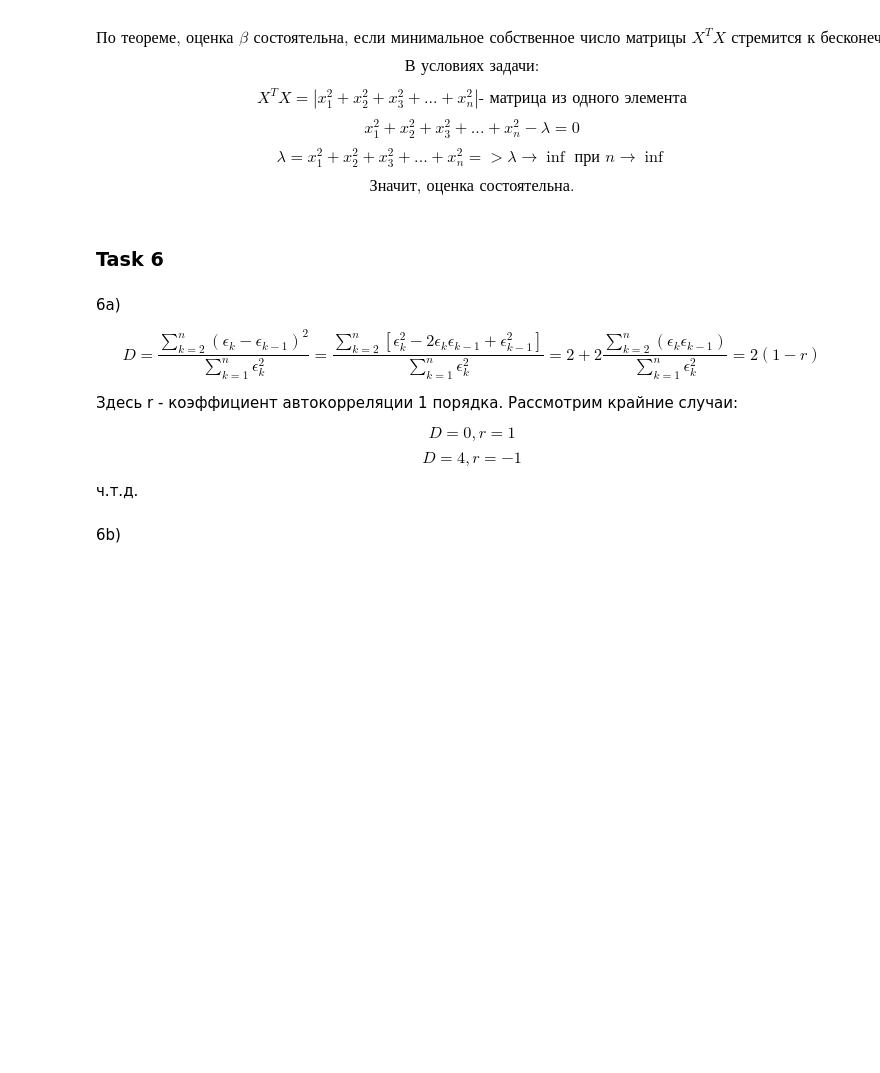
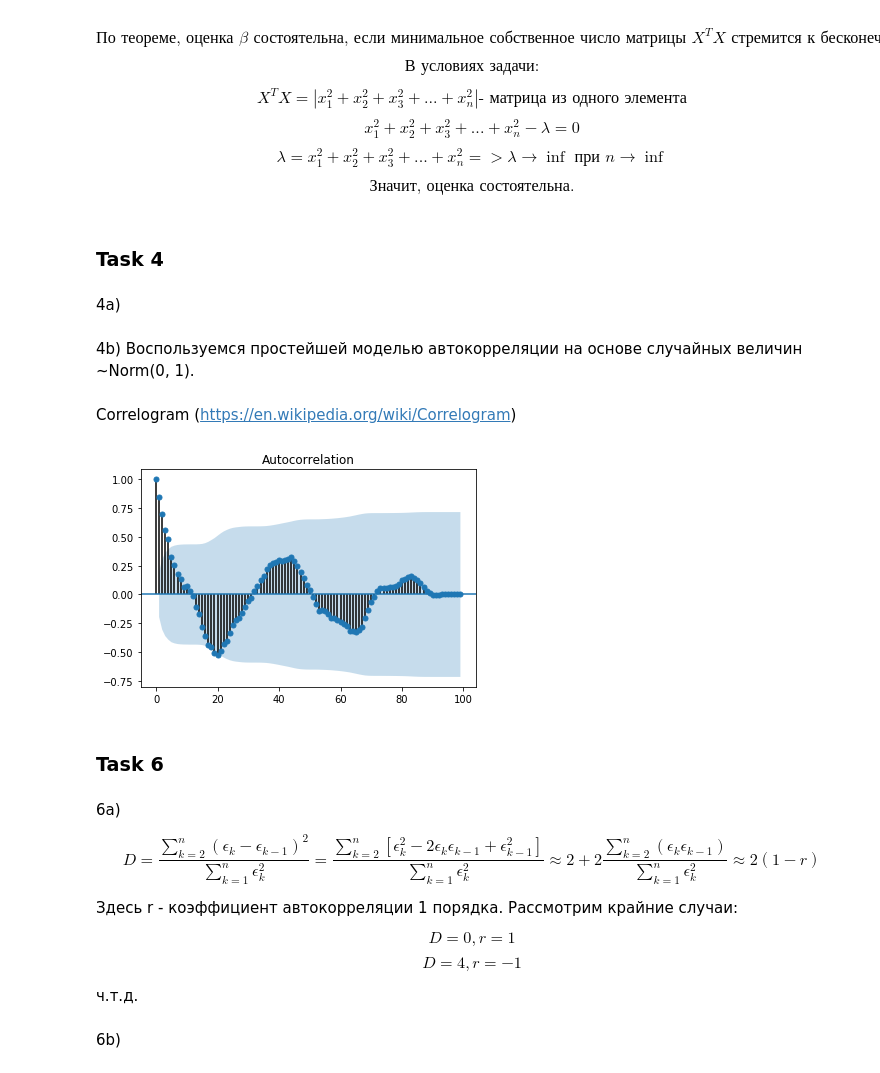
Before and after one commit to nediola/bioinst, a Jupyter notebook: 2_sem/statistics/hw6/HW_6.ipynb, the cells around one changed output. Saved outputs shown, nothing was run; the diff lists cells and outputs as text; code cells hidden in the pictures; blank space fills up the shorter version.

Commit message:
Added Statistics, HW6, task4

```diff
--- a/2_sem/statistics/hw6/HW_6.ipynb
+++ b/2_sem/statistics/hw6/HW_6.ipynb
@@ -29,12 +31,35 @@ $$x_{1}^2 + x_{2}^2 + x_{3}^2 + ... + x_{n}^2 - \lambda = 0$$
 $$\lambda = x_{1}^2 + x_{2}^2 + x_{3}^2 + ... + x_{n}^2 => \lambda \rightarrow \inf\text{ при }n\rightarrow\inf$$
 
 $$\text{Значит, оценка состоятельна.}$$
+# %% [markdown]
+### Task 4
+# %% [markdown]
+4a)
+# %% [markdown]
+4b) Воспользуемся простейшей моделью автокорреляции на основе случайных величин ~Norm(0, 1).
+# %%
+def autocorrelation_gen(r, n):
+    val = np.random.normal()
+    for i in range(0, n):
+        yield val
+        val = r*val + np.random.normal()
+
+r = 0.99
+n = 100
+sample = [i for i in autocorrelation_gen(r, n)]
+# %% [markdown]
+Correlogram (https://en.wikipedia.org/wiki/Correlogram)
+# %%
+plot_acf(sample)
+plt.show()
+# %% [output]
+[figure, added]
 # %% [markdown]
 ### Task 6
 # %% [markdown]
 6a)
 
-$$ D = \frac{\sum_{k=2}^{n}(\epsilon_{k} - \epsilon_{k-1})^2}{\sum_{k=1}^{n}\epsilon_{k}^2} = \frac{\sum_{k=2}^n[\epsilon_{k}^2 - 2\epsilon_{k}\epsilon_{k-1} + \epsilon_{k-1}^2]}{\sum_{k=1}^{n}\epsilon_{k}^2} = 2 + 2\frac{\sum_{k=2}^{n}(\epsilon_{k}\epsilon_{k-1})}{\sum_{k=1}^{n}\epsilon_{k}^2} = 2(1 - r)$$
+$$ D = \frac{\sum_{k=2}^{n}(\epsilon_{k} - \epsilon_{k-1})^2}{\sum_{k=1}^{n}\epsilon_{k}^2} = \frac{\sum_{k=2}^n[\epsilon_{k}^2 - 2\epsilon_{k}\epsilon_{k-1} + \epsilon_{k-1}^2]}{\sum_{k=1}^{n}\epsilon_{k}^2} \approx 2 + 2\frac{\sum_{k=2}^{n}(\epsilon_{k}\epsilon_{k-1})}{\sum_{k=1}^{n}\epsilon_{k}^2} \approx 2(1 - r)$$
 
 Здесь r - коэффициент автокорреляции 1 порядка. Рассмотрим крайние случаи:
 
```
Also changed, not shown: parts of 1 cell of this notebook.
